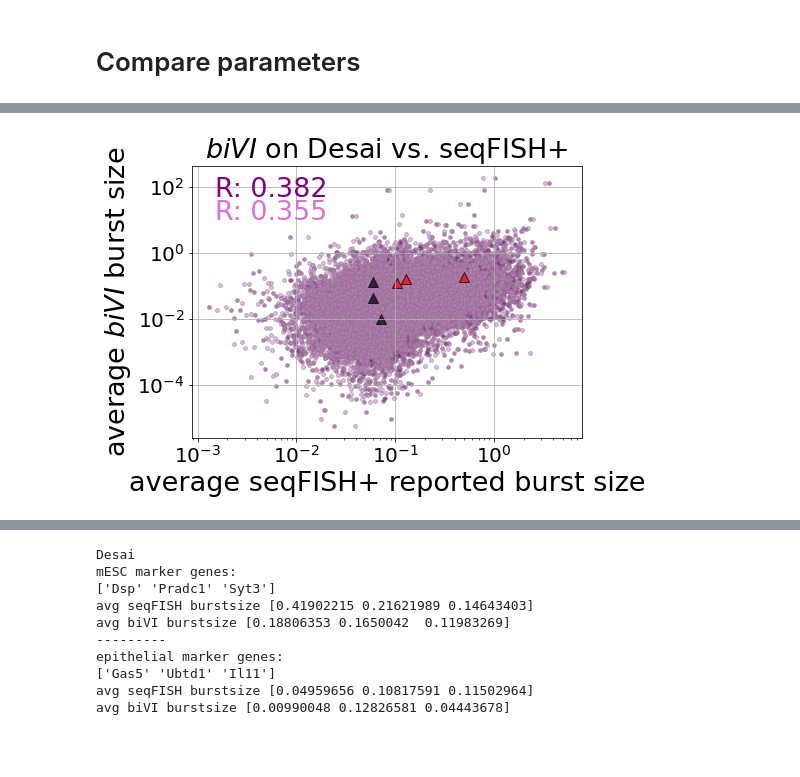
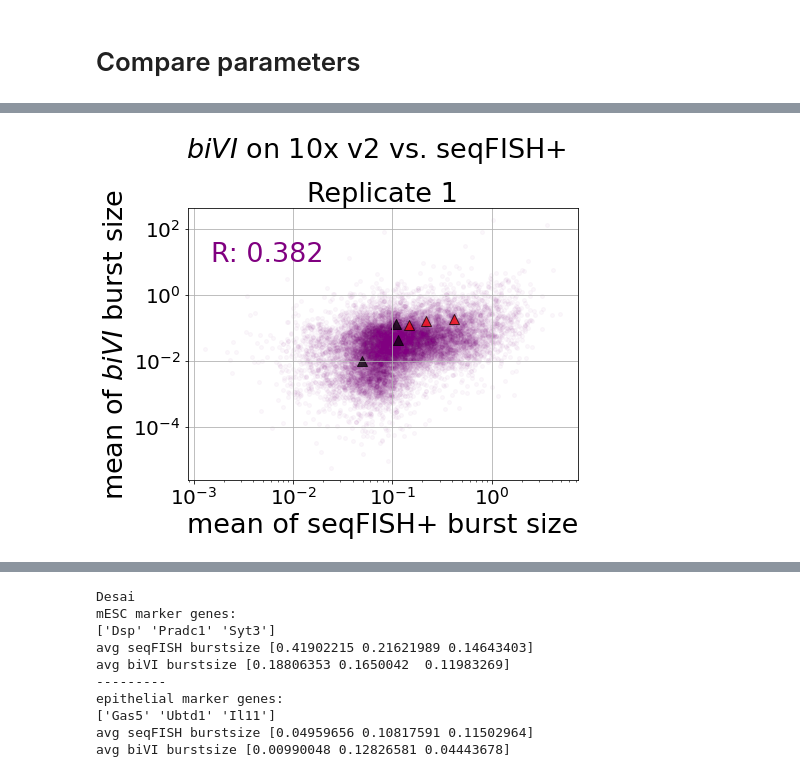
Before and after one commit to pachterlab/CGCCP_2023, a Jupyter notebook: Manuscript/analysis/Fig_S9_Burst_Size_Validation_Desai.ipynb, the cells around one changed output, grey strips where cells are left out. Cells and saved outputs as stored; diff of their text form; code cells hidden in the pictures; blank space fills up the shorter version.

```diff
--- a/Manuscript/analysis/Fig_S9_Burst_Size_Validation_Desai.ipynb
+++ b/Manuscript/analysis/Fig_S9_Burst_Size_Validation_Desai.ipynb
@@ -70,17 +70,20 @@ with open('../results/E14_rep2_seqFISH_biVI_parameters_raw_introns_subset','rb')
 
 es_rep1_df_all = pd.DataFrame({
     'gene_name' : es_rep1_all['gene_name'],
-    'burst_size' : es_rep1_all['burst_size'].mean(axis=0)
+    'burst_size' : es_rep1_all['burst_size'].mean(axis=0),
+    'burst_size_variance' : es_rep1_all['burst_size'].var(axis=0)
 })
 
 es_rep2_df_all = pd.DataFrame({
     'gene_name' : es_rep2_all['gene_name'],
-    'burst_size' : es_rep2_all['burst_size'].mean(axis=0)
+    'burst_size' : es_rep2_all['burst_size'].mean(axis=0),
+    'burst_size_variance' : es_rep2_all['burst_size'].var(axis=0)
 })
 
 es_rep1_df_subset = pd.DataFrame({
     'gene_name' : es_rep1_subset['gene_name'],
     'burst_size' : es_rep1_subset['seqFISH_burst_size'][0].mean(axis=0),
+    'burst_size_variance' : es_rep1_subset['seqFISH_burst_size'][0].var(axis=0),
     'mean_intron_counts' : es_rep1_subset['intron_counts'].mean(axis=0),
     'mean_adj_intron_counts' : es_rep1_subset_adj['intron_counts'].mean(axis=0),
     'mean_exon_counts' : es_rep1_subset['exon_counts'].mean(axis=0)
@@ -89,6 +92,7 @@ es_rep1_df_subset = pd.DataFrame({
 es_rep2_df_subset = pd.DataFrame({
     'gene_name' : es_rep2_subset['gene_name'],
     'burst_size' : es_rep2_subset['seqFISH_burst_size'][0].mean(axis=0),
+    'burst_size_variance' : es_rep2_subset['seqFISH_burst_size'][0].var(axis=0),
     'mean_intron_counts' : es_rep2_subset['intron_counts'].mean(axis=0),
     'mean_adj_intron_counts' : es_rep2_subset_adj['intron_counts'].mean(axis=0),
     'mean_exon_counts' : es_rep2_subset['exon_counts'].mean(axis=0)
@@ -464,6 +468,7 @@ biVI_df = pd.DataFrame({'burst_size' : parameters['burst_size'].mean(axis=0),
            'unspliced_means' : parameters['unspliced_means'].mean(axis=0),
            'spliced_means' : parameters['spliced_means'].mean(axis=0),
            'burst_size' : parameters['burst_size'].mean(axis=0),
+           'burst_size_variance' : parameters['burst_size'].var(axis=0),
            'gene_name' : adata_s.var['gene_name'].values,
            'gene_id' : adata_s.var['ensembl_id_stripped'].values,
            'gene_name' : adata_s.var['gene_name'].values,
@@ -541,71 +546,87 @@ epithelial_filt = [mg in epithelial_MG for mg in biVI_df['gene_name'].values]
 fs=27
 save_path=None
 fig,ax = plt.subplots(1,1,figsize=(7,5))
+alpha = 0.03
+edgecolor=None
+contour_plot = False
+if contour_plot == True:
+    # Create a 2D histogram to calculate density
+    x = es_rep2_df_all['burst_size']
+    y = biVI_df['burst_size']
+    hist, xedges, yedges = np.histogram2d(x, y, bins=(50, 50), density=True)
+
+    # Create contour plot of density
+    plt.contour(xedges[:-1], yedges[:-1], hist.T, levels=15, cmap='viridis')
+
+    # Add a colorbar
+    plt.colorbar(label='Density')
+
 
 correlation_,p = pearsonr(np.log(es_rep1_df_all['burst_size']),
                           np.log(biVI_df['burst_size']))
 plt.scatter(es_rep1_df_all['burst_size'],biVI_df['burst_size'],
             s=15,
-            edgecolor='gray',
-            alpha=0.5,
+            edgecolor=edgecolor,
+            alpha=alpha,
             label='Rep1',
             color= color1)
-ax.set_xlabel('average seqFISH+ reported burst size',fontsize=fs)
-ax.set_ylabel('average $biVI$ burst size',fontsize=fs)
-ax.set_title(f'$biVI$ on Desai vs. seqFISH+',fontsize=fs)
+ax.set_xlabel('mean of seqFISH+ burst size',fontsize=fs)
+ax.set_ylabel('mean of $biVI$ burst size',fontsize=fs)
+ax.set_title(f'Replicate 1',fontsize=fs)
+plt.suptitle(f'$biVI$ on 10x v2 vs. seqFISH+',fontsize=fs, y = 1.08)
 ax.set_xscale('log')
 ax.set_yscale('log')
-ax.annotate(f'R: {correlation_:.3f}',(0.15*10**-2,50),
+ax.annotate(f'R: {correlation_:.3f}',(0.15*10**-2,10),
             fontsize=fs,color=color1)
 #color=sns.color_palette()[0]
 ax.grid('lightgray')
 
-correlation_,p = pearsonr(np.log(es_rep2_df_all['burst_size']),
-                          np.log(biVI_df['burst_size']))
-plt.scatter(es_rep2_df_all['burst_size'],biVI_df['burst_size'],
-            s=15,
-            edgecolor='gray',
-            alpha=0.5,
-            label='Rep2',
-            color = color2)
-# ax[1].set_xlabel('seqFISH reported burstsize',fontsize=fs)
-# ax[1].set_ylabel('$biVI$ burstsize',fontsize=fs)
-# ax[1].set_title(f'E14 Rep2',fontsize=fs)
-# ax[1].set_xscale('log')
-# ax[1].set_yscale('log')
-ax.annotate(f'R: {correlation_:.3f}',(0.15*10**-2,10),
-            fontsize=fs,color=color2)
-#color=sns.color_palette()[1]
-plt.xticks(fontsize=20)
-plt.yticks(fontsize=20)
+# correlation_,p = pearsonr(np.log(es_rep2_df_all['burst_size']),
+#                           np.log(biVI_df['burst_size']))
+# plt.scatter(es_rep2_df_all['burst_size'],biVI_df['burst_size'],
+#             s=15,
+#             edgecolor=edgecolor,
+#             alpha=alpha,
+#             label='Rep2',
+#             color = color2)
+# # ax[1].set_xlabel('seqFISH reported burstsize',fontsize=fs)
+# # ax[1].set_ylabel('$biVI$ burstsize',fontsize=fs)
+# # ax[1].set_title(f'E14 Rep2',fontsize=fs)
+# # ax[1].set_xscale('log')
+# # ax[1].set_yscale('log')
+# ax.annotate(f'R: {correlation_:.3f}',(0.15*10**-2,10),
+#             fontsize=fs,color=color2)
+# #color=sns.color_palette()[1]
+# plt.xticks(fontsize=20)
+# plt.yticks(fontsize=20)
 
 
 
 # scatter marker genes
-plt.scatter(es_rep2_df_all['burst_size'][mg_filt],biVI_df['burst_size'][mg_filt],
+plt.scatter(es_rep1_df_all['burst_size'][mg_filt],biVI_df['burst_size'][mg_filt],
             s=100,
             marker='^',
             edgecolor='black',
             alpha=0.7,
             color = 'red',
             label = 'mESC marker genes',
             )
 
 # scatter marker genes
-plt.scatter(es_rep2_df_all['burst_size'][epithelial_filt],biVI_df['burst_size'][epithelial_filt],
+plt.scatter(es_rep1_df_all['burst_size'][epithelial_filt],biVI_df['burst_size'][epithelial_filt],
             s=100,
             marker='^',
             edgecolor='black',
             alpha=0.7,
             color = 'black',
             label = 'epithelial marker genes',
             )
 
 # ax.legend(loc='lower right',fontsize=16,bbox_to_anchor=(1.67, .6))
 
 
 
 if save_path:
     plt.savefig(save_path,dpi=300,bbox_inches='tight')
 # %% [output]
-[figure, old version]
+[figure, new version]
```
Also changed, not shown: parts of 7 cells of this notebook, 3 other files.
